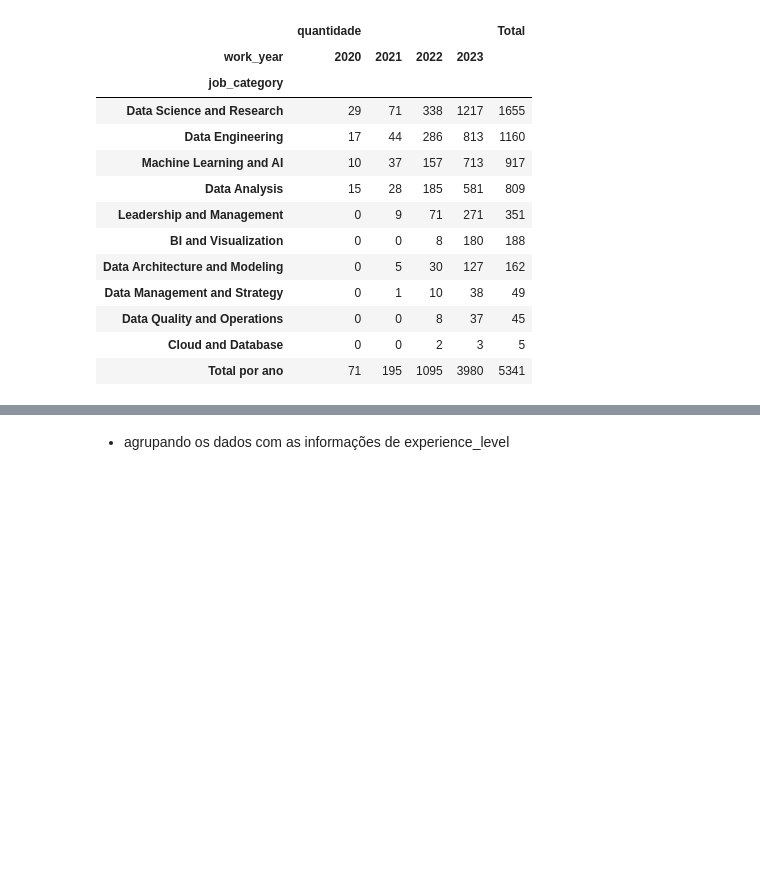
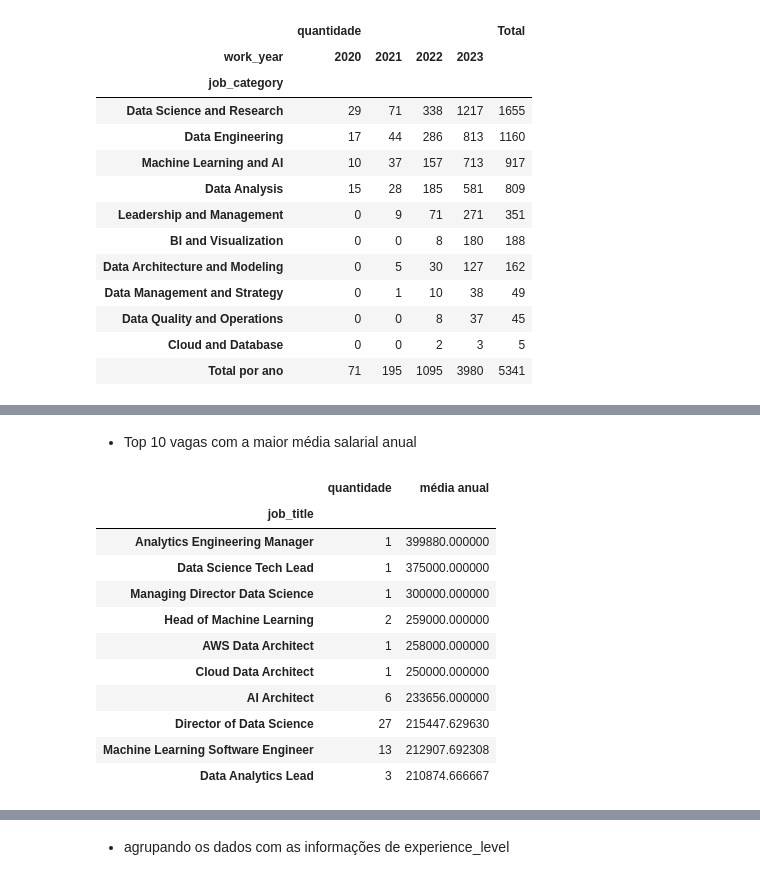
Before and after one commit to ryanrodr/eda-jobs-in-data, a Jupyter notebook: analise_exploratoria.ipynb, the cells around one changed output, grey strips where cells are left out. Cells and saved outputs as stored; diff of their text form; code cells hidden in the pictures; blank space fills up the shorter version.

```diff
--- a/analise_exploratoria.ipynb
+++ b/analise_exploratoria.ipynb
@@ -192,2 +186,31 @@ media_categoria.style.set_properties(**{'text-align': 'center'})
+# %%
+# Agrupando os dados por titulo e realizando cálculos com agg
+media_titulo = data.groupby(['job_title']).agg({'job_title': 'size', 'salary_in_usd': 'mean'})
+
+# Renomando as colunas da tabela
+media_titulo = media_titulo.rename(columns={'job_title': 'quantidade', 'salary_in_usd': 'média anual'})
+
+# Ordenando os dados pela médial salarial anual
+media_titulo = media_titulo.sort_values(by='média anual', ascending=False)
+# %%
+media_titulo = media_titulo[:10] # Definindo somente os 10 primeiros
+# %% [markdown]
+- Top 10 vagas com a maior média salarial anual
+# %%
+# Centralizando e formatando a tabela
+media_titulo.style.set_properties(**{'text-align': 'center'})
+# %% [output]
+|  | quantidade | média anual |
+| job_title |  |  |
+| Analytics Engineering Manager | 1 | 399880.000000 |
+| Data Science Tech Lead | 1 | 375000.000000 |
+| Managing Director Data Science | 1 | 300000.000000 |
+| Head of Machine Learning | 2 | 259000.000000 |
+| AWS Data Architect | 1 | 258000.000000 |
+| Cloud Data Architect | 1 | 250000.000000 |
+| AI Architect | 6 | 233656.000000 |
+| Director of Data Science | 27 | 215447.629630 |
+| Machine Learning Software Engineer | 13 | 212907.692308 |
+| Data Analytics Lead | 3 | 210874.666667 |
 # %%
 # Agrupando os dados por nível de experiência e categoria, calculando uma média salarial anual
```
Also changed, not shown: parts of 20 cells of this notebook, 1 other file.
